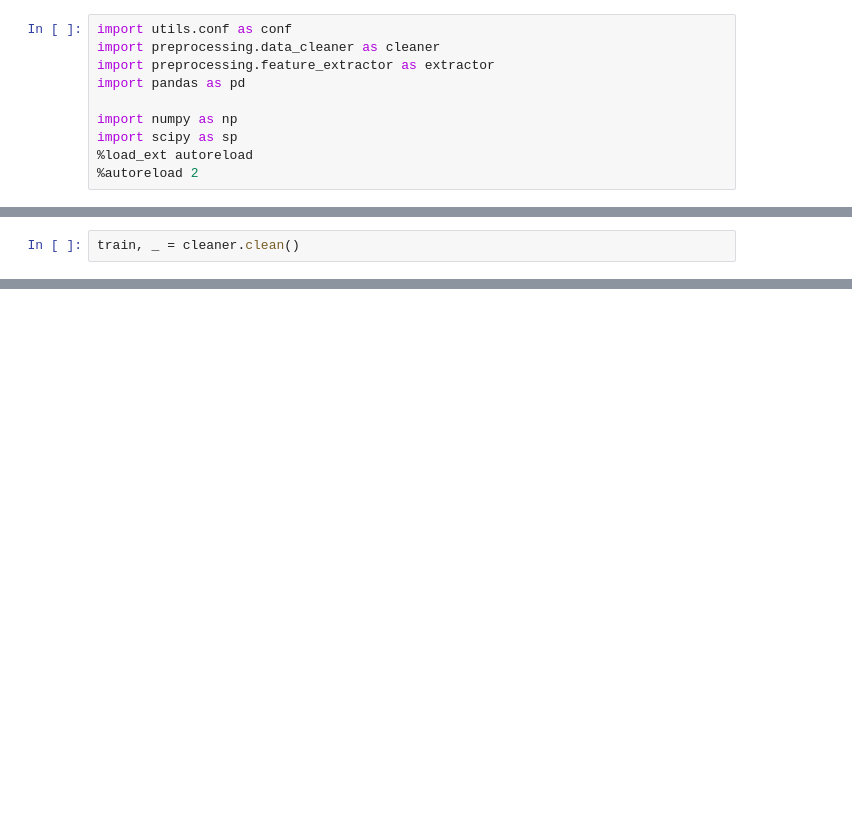
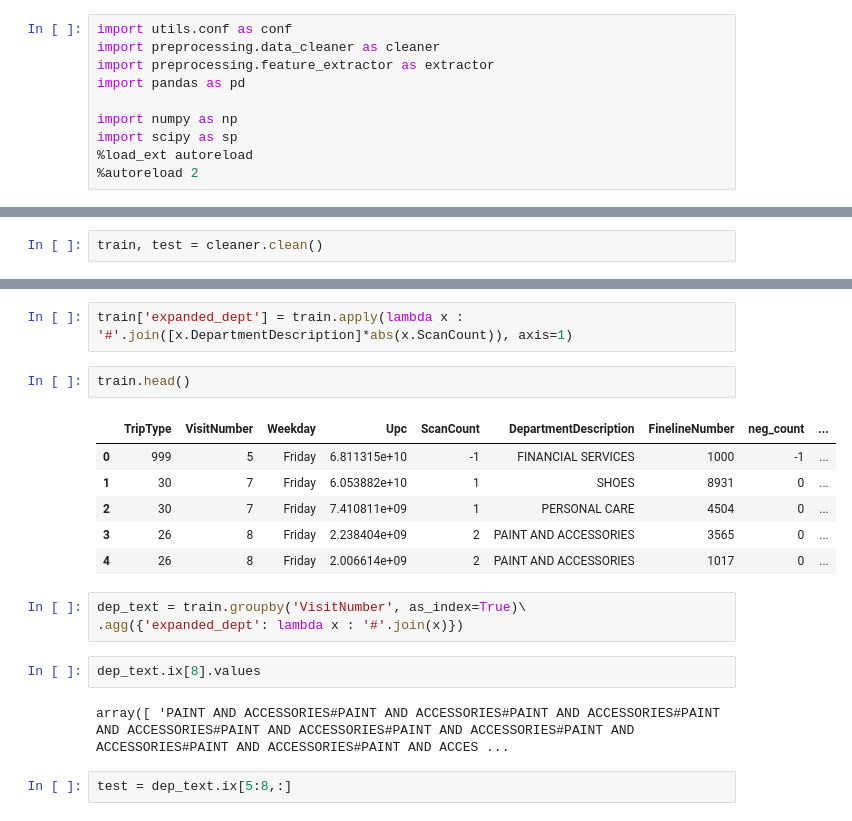
Before and after one commit to qianteng/JQXXXX, a Jupyter notebook: kaggle/modelers/wh/codebase/test_deck3.ipynb, the cells around one changed output, grey strips where cells are left out. Cells and saved outputs as stored; diff of their text form; blank space fills up the shorter version.

```diff
--- a/kaggle/modelers/wh/codebase/test_deck3.ipynb
+++ b/kaggle/modelers/wh/codebase/test_deck3.ipynb
@@ -11,2 +17,2 @@ import scipy as sp
 # %%
-train, _ = cleaner.clean()
+train, test = cleaner.clean()
@@ -12,0 +145,20 @@ train, _ = cleaner.clean()
+# %%
+train['expanded_dept'] = train.apply(lambda x : '#'.join([x.DepartmentDescription]*abs(x.ScanCount)), axis=1)
+# %%
+train.head()
+# %% [output]
+|  | TripType | VisitNumber | Weekday | Upc | ScanCount | DepartmentDescription | FinelineNumber | neg_count | ... |
+| 0 | 999 | 5 | Friday | 6.811315e+10 | -1 | FINANCIAL SERVICES | 1000 | -1 | ... |
+| 1 | 30 | 7 | Friday | 6.053882e+10 | 1 | SHOES | 8931 | 0 | ... |
+| 2 | 30 | 7 | Friday | 7.410811e+09 | 1 | PERSONAL CARE | 4504 | 0 | ... |
+| 3 | 26 | 8 | Friday | 2.238404e+09 | 2 | PAINT AND ACCESSORIES | 3565 | 0 | ... |
+| 4 | 26 | 8 | Friday | 2.006614e+09 | 2 | PAINT AND ACCESSORIES | 1017 | 0 | ... |
+# %%
+dep_text = train.groupby('VisitNumber', as_index=True)\
+.agg({'expanded_dept': lambda x : '#'.join(x)})
+# %%
+dep_text.ix[8].values
+# %% [output]
+array([ 'PAINT AND ACCESSORIES#PAINT AND ACCESSORIES#PAINT AND ACCESSORIES#PAINT AND ACCESSORIES#PAINT AND ACCESSORIES#PAINT AND ACCESSORIES#PAINT AND ACCESSORIES#PAINT AND ACCESSORIES#PAINT AND ACCES ...
+# %%
+test = dep_text.ix[5:8,:]
```
Also changed, not shown: parts of 50 cells of this notebook, 6 other files.
